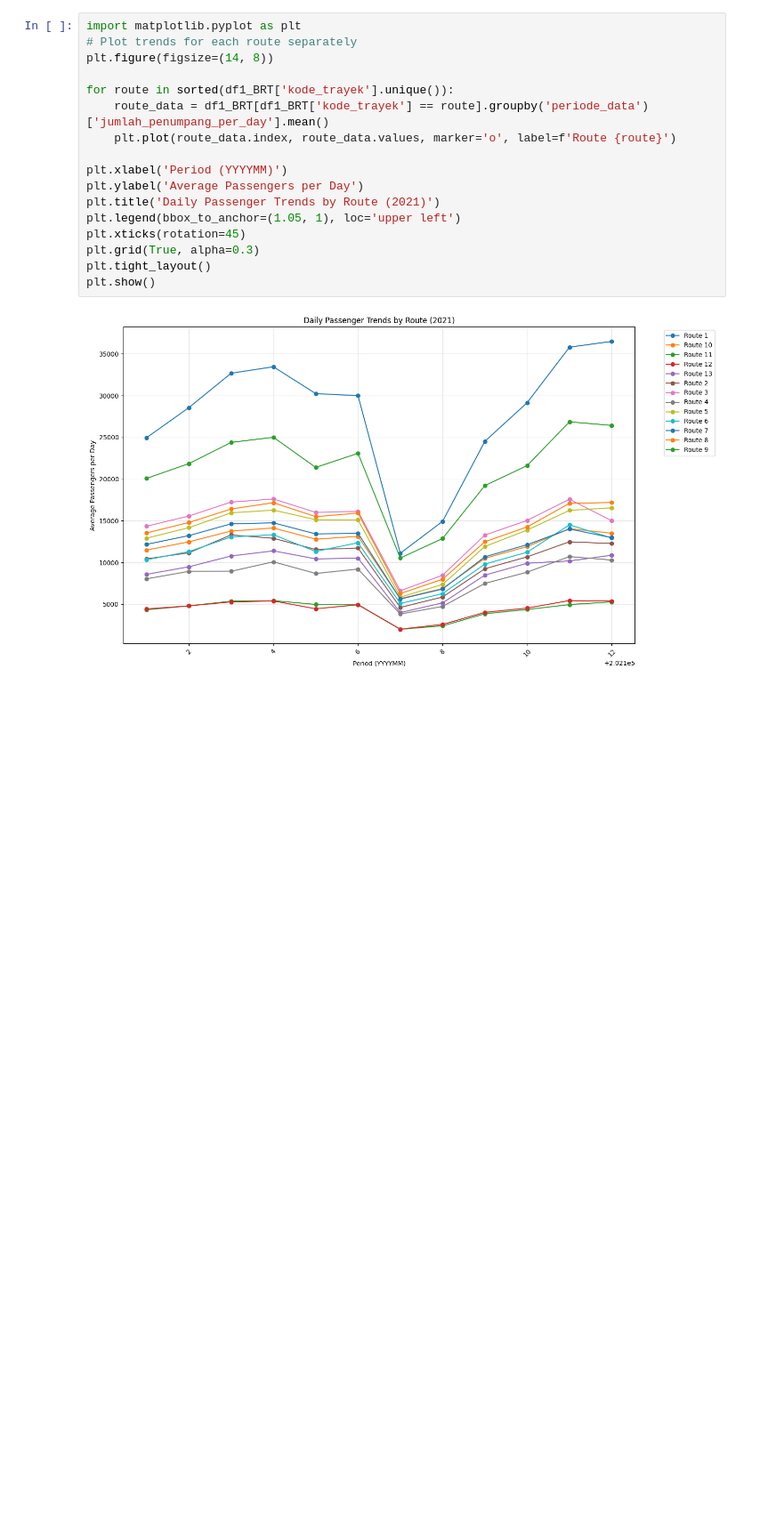
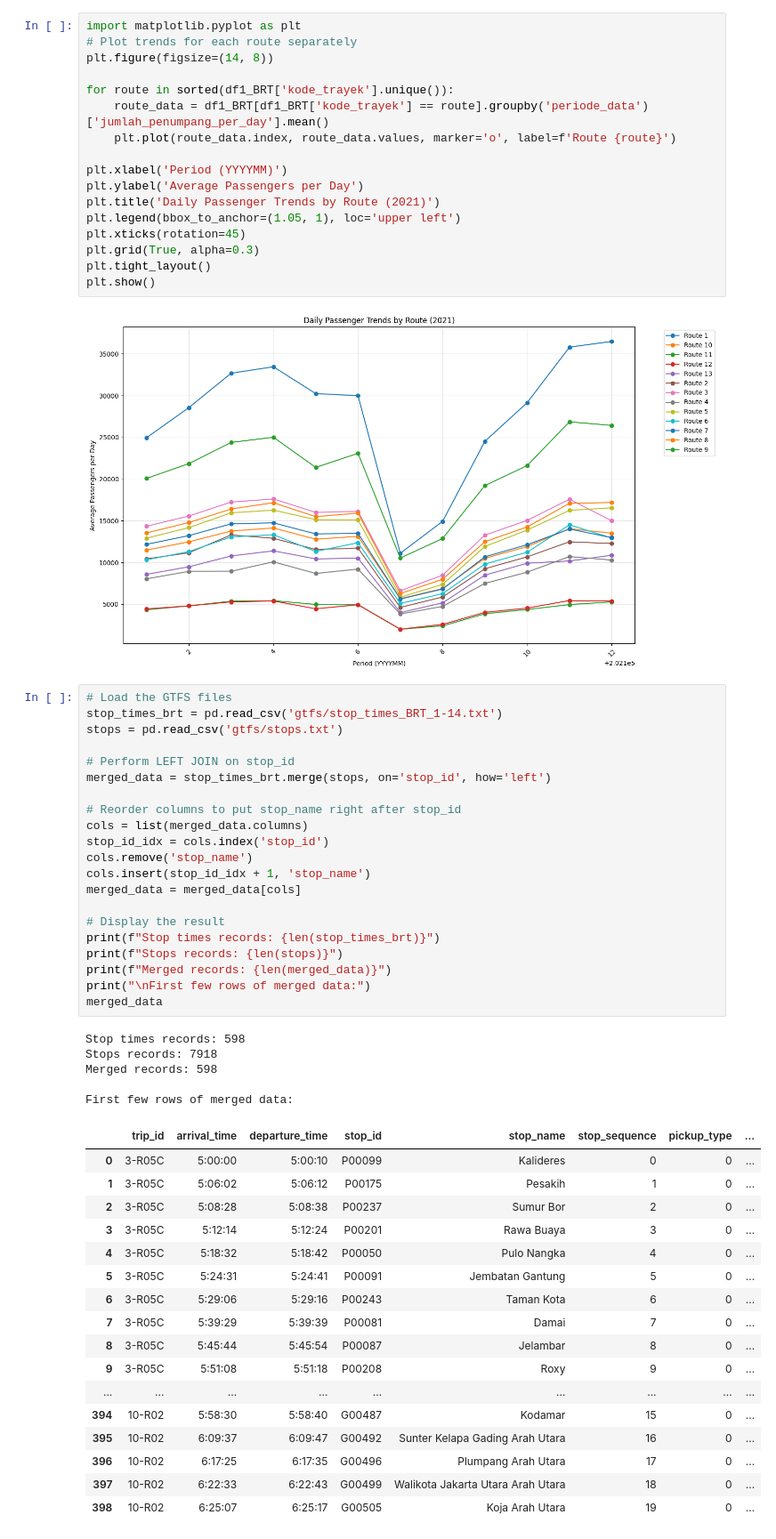
Before and after one commit to salmon11062006/ADAFinal, a Jupyter notebook: preprocessing.ipynb, the cells around one changed output. Shown at 89% size. Drawn from its saved outputs; the diff is of its cells as text; blank space fills up the shorter version.

```diff
--- a/preprocessing.ipynb
+++ b/preprocessing.ipynb
@@ -94,3 +94,47 @@ plt.tight_layout()
 plt.show()
 # %% [output]
 [figure]
+# %%
+# Load the GTFS files
+stop_times_brt = pd.read_csv('gtfs/stop_times_BRT_1-14.txt')
+stops = pd.read_csv('gtfs/stops.txt')
+
+# Perform LEFT JOIN on stop_id
+merged_data = stop_times_brt.merge(stops, on='stop_id', how='left')
+
+# Reorder columns to put stop_name right after stop_id
+cols = list(merged_data.columns)
+stop_id_idx = cols.index('stop_id')
+cols.remove('stop_name')
+cols.insert(stop_id_idx + 1, 'stop_name')
+merged_data = merged_data[cols]
+
+# Display the result
+print(f"Stop times records: {len(stop_times_brt)}")
+print(f"Stops records: {len(stops)}")
+print(f"Merged records: {len(merged_data)}")
+print("\nFirst few rows of merged data:")
+merged_data
+# %% [output]
+Stop times records: 598
+Stops records: 7918
+Merged records: 598
+
+First few rows of merged data:
+|  | trip_id | arrival_time | departure_time | stop_id | stop_name | stop_sequence | pickup_type | ... |
+| 0 | 3-R05C | 5:00:00 | 5:00:10 | P00099 | Kalideres | 0 | 0 | ... |
+| 1 | 3-R05C | 5:06:02 | 5:06:12 | P00175 | Pesakih | 1 | 0 | ... |
+| 2 | 3-R05C | 5:08:28 | 5:08:38 | P00237 | Sumur Bor | 2 | 0 | ... |
+| 3 | 3-R05C | 5:12:14 | 5:12:24 | P00201 | Rawa Buaya | 3 | 0 | ... |
+| 4 | 3-R05C | 5:18:32 | 5:18:42 | P00050 | Pulo Nangka | 4 | 0 | ... |
+| 5 | 3-R05C | 5:24:31 | 5:24:41 | P00091 | Jembatan Gantung | 5 | 0 | ... |
+| 6 | 3-R05C | 5:29:06 | 5:29:16 | P00243 | Taman Kota | 6 | 0 | ... |
+| 7 | 3-R05C | 5:39:29 | 5:39:39 | P00081 | Damai | 7 | 0 | ... |
+| 8 | 3-R05C | 5:45:44 | 5:45:54 | P00087 | Jelambar | 8 | 0 | ... |
+| 9 | 3-R05C | 5:51:08 | 5:51:18 | P00208 | Roxy | 9 | 0 | ... |
+| ... | ... | ... | ... | ... | ... | ... | ... | ... |
+| 394 | 10-R02 | 5:58:30 | 5:58:40 | G00487 | Kodamar | 15 | 0 | ... |
+| 395 | 10-R02 | 6:09:37 | 6:09:47 | G00492 | Sunter Kelapa Gading Arah Utara | 16 | 0 | ... |
+| 396 | 10-R02 | 6:17:25 | 6:17:35 | G00496 | Plumpang Arah Utara | 17 | 0 | ... |
+| 397 | 10-R02 | 6:22:33 | 6:22:43 | G00499 | Walikota Jakarta Utara Arah Utara | 18 | 0 | ... |
+| 398 | 10-R02 | 6:25:07 | 6:25:17 | G00505 | Koja Arah Utara | 19 | 0 | ... |
```
Also changed, not shown: parts of 1 cell of this notebook, 2 other files.
